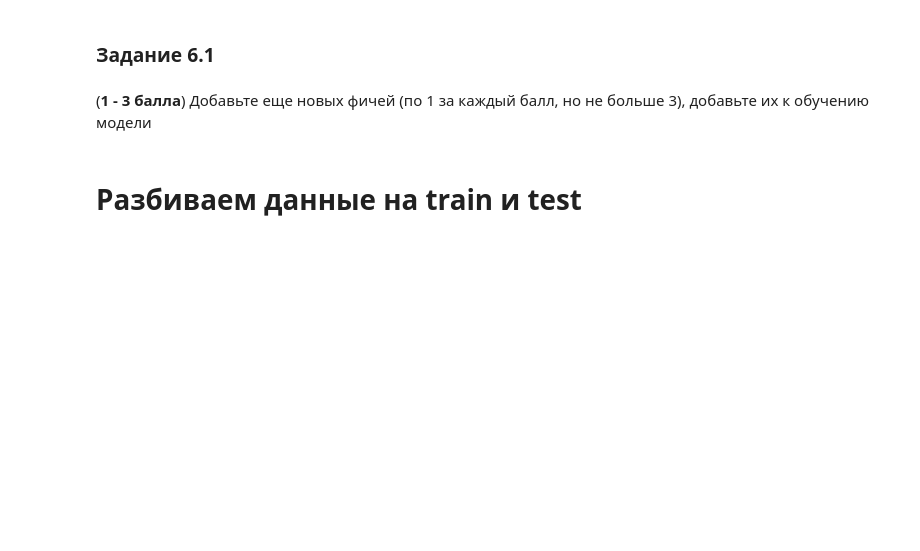
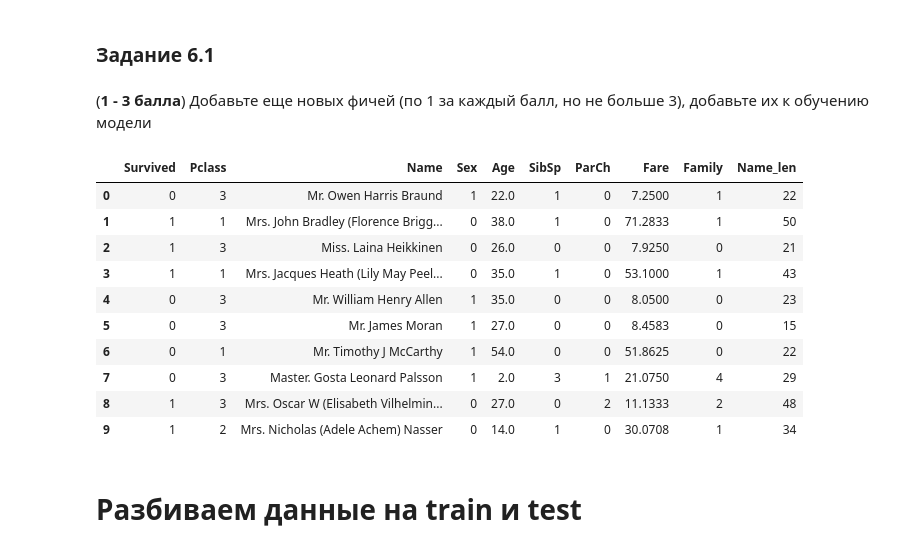
Before and after one commit to DarenskyRoman/IIS, a Jupyter notebook: 6_ml_classic.ipynb, the cells around one changed output. Saved outputs shown, nothing was run; the diff lists cells and outputs as text; code cells hidden in the pictures; blank space fills up the shorter version.

```diff
--- a/6_ml_classic.ipynb
+++ b/6_ml_classic.ipynb
@@ -75,6 +75,25 @@ df["Name_len"] = df["Name"].str.len()
 ### Задание 6.1
 # %% [markdown]
 (**1 - 3 балла**) Добавьте еще новых фичей (по 1 за каждый балл, но не больше 3), добавьте их к обучению модели
+# %%
+df = pd.read_csv("titanic.csv")
+df.rename(columns = {"Siblings/Spouses Aboard": "SibSp", "Parents/Children Aboard": "ParCh"}, inplace = True )
+df['Family'] = df['SibSp'] + df['ParCh']
+df["Sex"] = pd.get_dummies(df["Sex"], drop_first=True)
+df["Name_len"] = df["Name"].str.len()
+df.head(10)
+# %% [output]
+|  | Survived | Pclass | Name | Sex | Age | SibSp | ParCh | Fare | Family | Name_len |
+| 0 | 0 | 3 | Mr. Owen Harris Braund | 1 | 22.0 | 1 | 0 | 7.2500 | 1 | 22 |
+| 1 | 1 | 1 | Mrs. John Bradley (Florence Brigg... | 0 | 38.0 | 1 | 0 | 71.2833 | 1 | 50 |
+| 2 | 1 | 3 | Miss. Laina Heikkinen | 0 | 26.0 | 0 | 0 | 7.9250 | 0 | 21 |
+| 3 | 1 | 1 | Mrs. Jacques Heath (Lily May Peel... | 0 | 35.0 | 1 | 0 | 53.1000 | 1 | 43 |
+| 4 | 0 | 3 | Mr. William Henry Allen | 1 | 35.0 | 0 | 0 | 8.0500 | 0 | 23 |
+| 5 | 0 | 3 | Mr. James Moran | 1 | 27.0 | 0 | 0 | 8.4583 | 0 | 15 |
+| 6 | 0 | 1 | Mr. Timothy J McCarthy | 1 | 54.0 | 0 | 0 | 51.8625 | 0 | 22 |
+| 7 | 0 | 3 | Master. Gosta Leonard Palsson | 1 | 2.0 | 3 | 1 | 21.0750 | 4 | 29 |
+| 8 | 1 | 3 | Mrs. Oscar W (Elisabeth Vilhelmin... | 0 | 27.0 | 0 | 2 | 11.1333 | 2 | 48 |
+| 9 | 1 | 2 | Mrs. Nicholas (Adele Achem) Nasser | 0 | 14.0 | 1 | 0 | 30.0708 | 1 | 34 |
 # %% [markdown]
 # Разбиваем данные на train и test
 # %%
```
Also changed, not shown: parts of 14 cells of this notebook.
